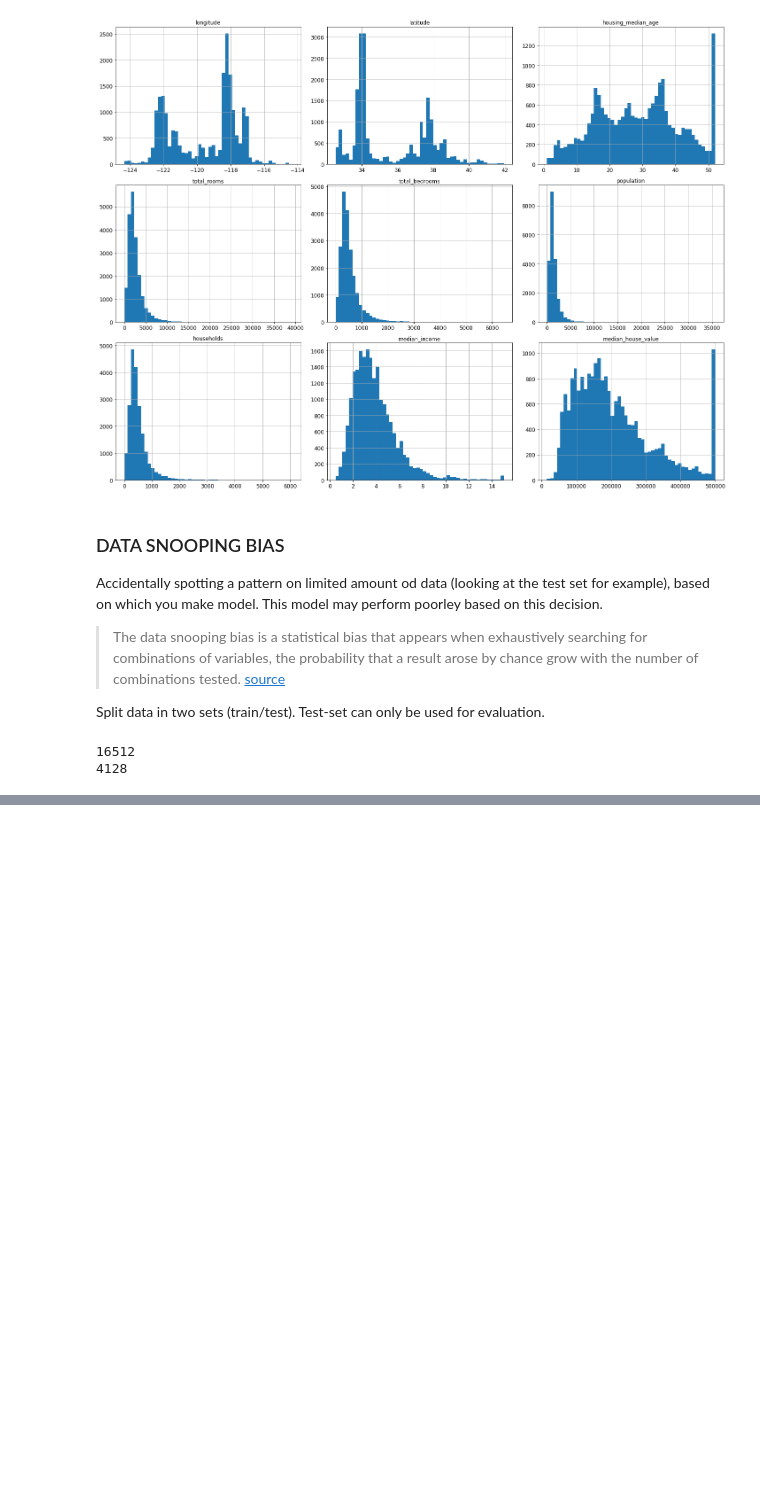
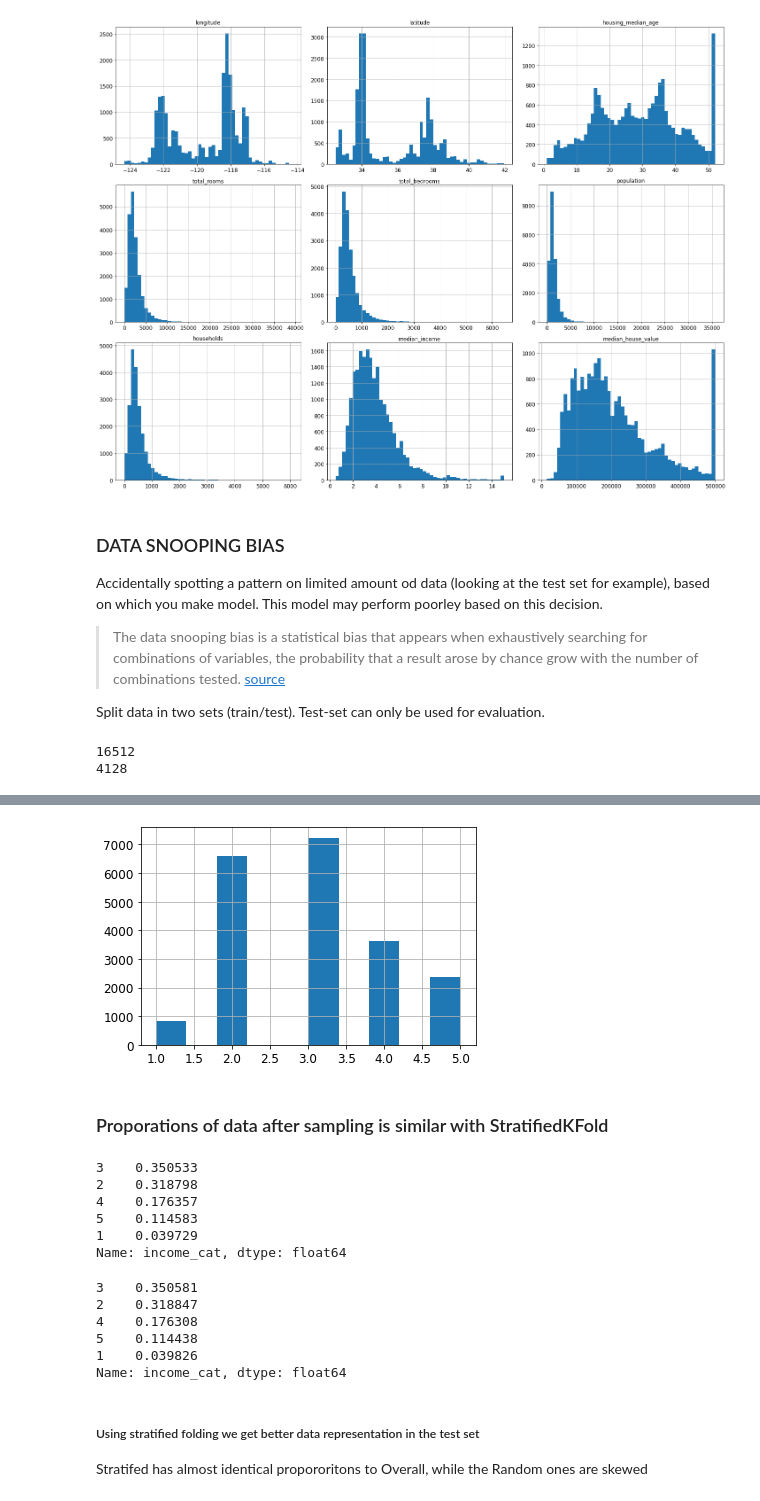
Before and after one commit to ddzunja/handson-ml2, a Jupyter notebook: 02_new_end_to_end_machine_learning.ipynb, the cells around one changed output, grey strips where cells are left out. Drawn from its saved outputs; the diff is of its cells as text; code cells hidden in the pictures; blank space fills up the shorter version.

```diff
--- a/02_new_end_to_end_machine_learning.ipynb
+++ b/02_new_end_to_end_machine_learning.ipynb
@@ -147,0 +202,8 @@ print(len(test_set))
+# %%
+#### Split into labels with bins.
+#### [0., 1.5, 3.0, 4.5, 6., np.inf]
+###  [   1,  2,   3,   4,   5]
+
+housing['income_cat'] = pd.cut(housing["median_income"],
+                              bins=[0., 1.5, 3.0, 4.5, 6., np.inf],
+                              labels=[1, 2, 3, 4, 5])
@@ -147,0 +219,4 @@ print(len(test_set))
+# %%
+housing["income_cat"].hist();
+# %% [output]
+[figure, added]
@@ -147,0 +230,20 @@ print(len(test_set))
+# %% [markdown]
+### Proporations of data after sampling is similar with StratifiedKFold
+# %%
+strat_test_set["income_cat"].value_counts() / len(strat_test_set)
+# %% [output]
+3    0.350533
+2    0.318798
+4    0.176357
+5    0.114583
+1    0.039729
+Name: income_cat, dtype: float64
+# %%
+housing["income_cat"].value_counts() / len(housing)
+# %% [output]
+3    0.350581
+2    0.318847
+4    0.176308
+5    0.114438
+1    0.039826
+Name: income_cat, dtype: float64
@@ -147,0 +264,4 @@ print(len(test_set))
+# %% [markdown]
+##### Using stratified folding we get better data representation in the test set
+
+Stratifed has almost identical propororitons to Overall, while the Random ones are skewed
```
Also changed, not shown: parts of 22 cells of this notebook.
